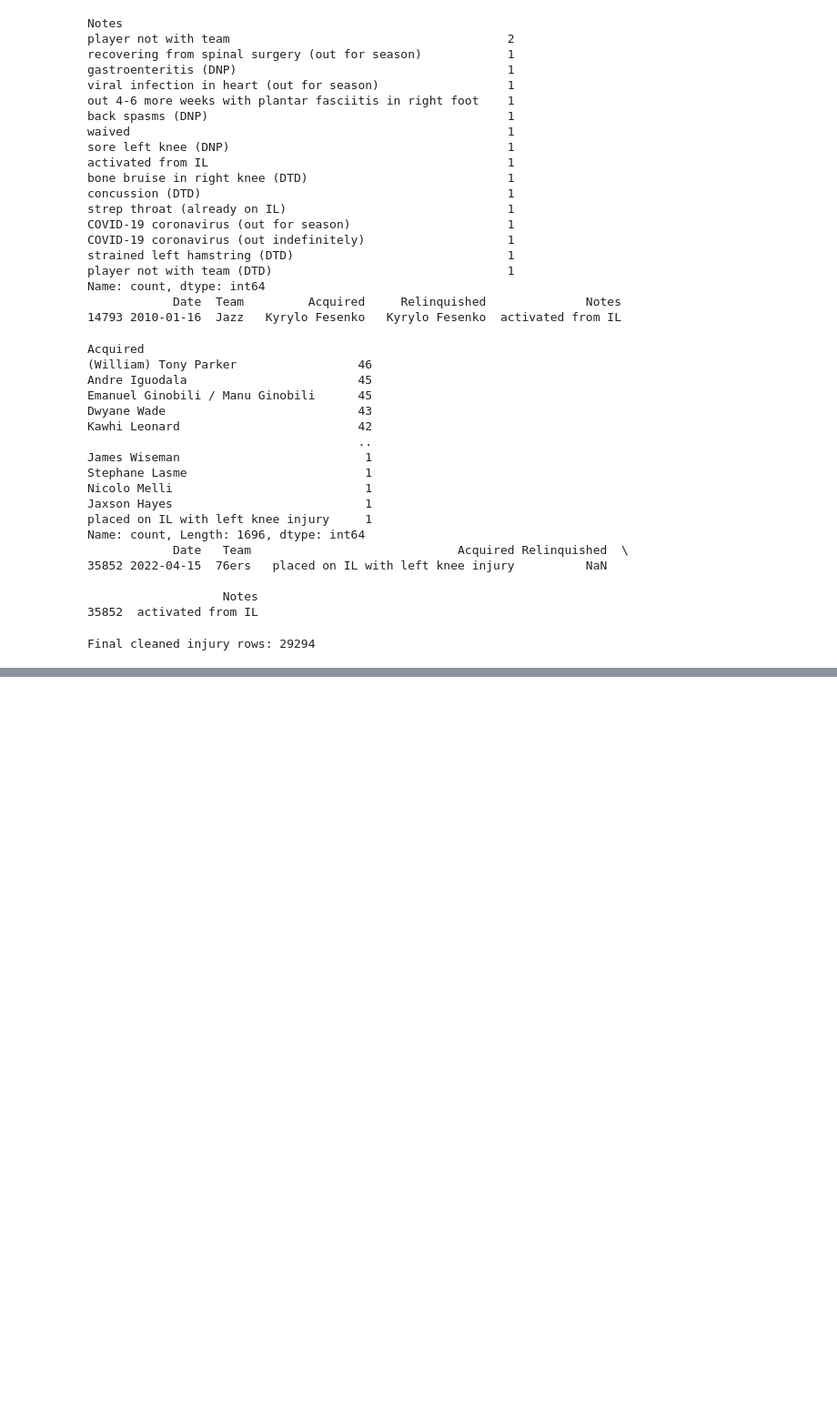
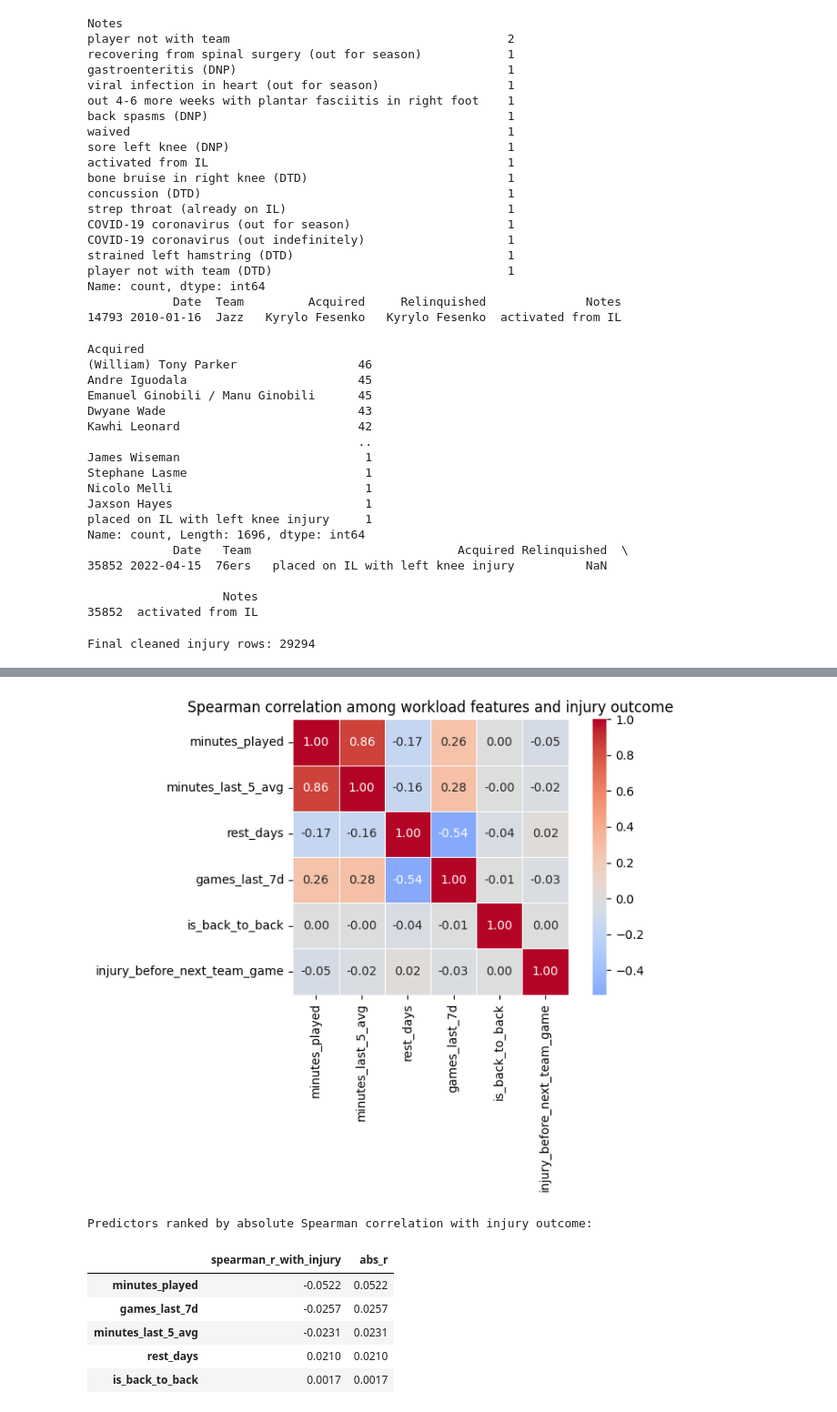
Before and after one commit to COGS108/Group-SP26-100, a Jupyter notebook: 03-FinalProject.ipynb, the cells around one changed output, grey strips where cells are left out. Shown at 91% size. Cells and saved outputs as stored; diff of their text form; code cells hidden in the pictures; blank space fills up the shorter version.

```diff
--- a/03-FinalProject.ipynb
+++ b/03-FinalProject.ipynb
@@ -721,0 +725,47 @@ If this work continued beyond the course, natural next steps would include addin
+# %%
+workload_cols = [
+    'minutes_played', 'minutes_last_5_avg',
+    'rest_days', 'games_last_7d', 'is_back_to_back',
+    'injury_before_next_team_game',
+]
+corr_df = uni_eda_df[workload_cols].dropna()
+spearman_corr = corr_df.corr(method='spearman')
+
+import seaborn as sns
+
+fig, ax = plt.subplots(figsize=(8, 6))
+
+sns.heatmap(
+    spearman_corr,
+    annot=True,
+    fmt='.2f',
+    cmap='coolwarm',
+    center=0,
+    linewidths=0.5,
+    square=True,
+    ax=ax,
+)
+
+ax.set_title('Spearman correlation among workload features and injury outcome')
+plt.tight_layout()
+plt.show()
+
+predictors = [c for c in workload_cols if c != 'injury_before_next_team_game']
+injury_corr = (
+    spearman_corr['injury_before_next_team_game'][predictors]
+    .rename('spearman_r_with_injury')
+    .to_frame()
+)
+injury_corr['abs_r'] = injury_corr['spearman_r_with_injury'].abs()
+injury_corr = injury_corr.sort_values('abs_r', ascending=False)
+print('Predictors ranked by absolute Spearman correlation with injury outcome:')
+display(injury_corr.round(4))
+# %% [output]
+[figure, added]
+Predictors ranked by absolute Spearman correlation with injury outcome:
+|  | spearman_r_with_injury | abs_r |
+| minutes_played | -0.0522 | 0.0522 |
+| games_last_7d | -0.0257 | 0.0257 |
+| minutes_last_5_avg | -0.0231 | 0.0231 |
+| rest_days | 0.0210 | 0.0210 |
+| is_back_to_back | 0.0017 | 0.0017 |
```
Also changed, not shown: parts of 58 cells of this notebook, 1 other file.
